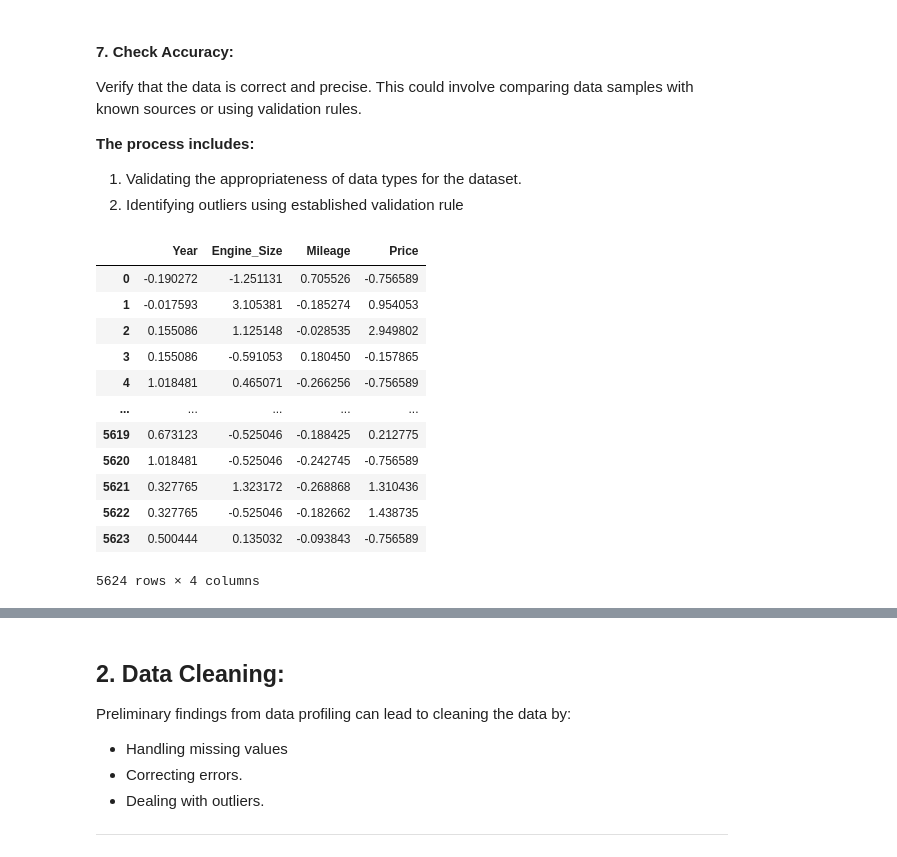
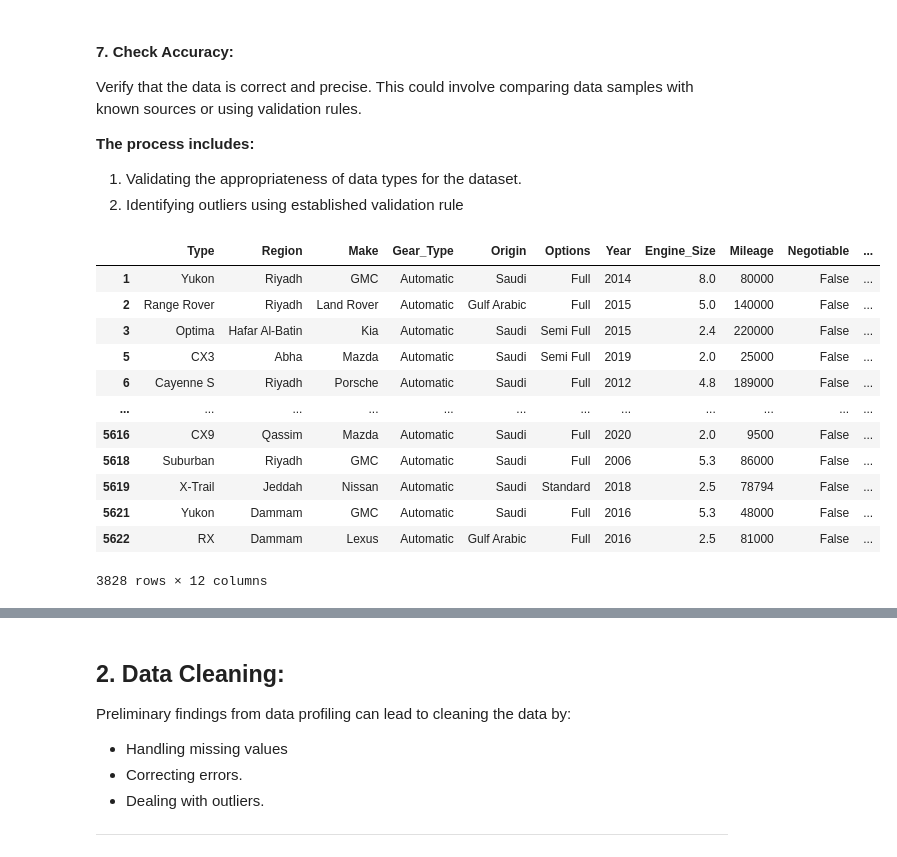
Before and after one commit to ghadaMhammed/Usecase-4, a Jupyter notebook: EDA explain template.ipynb, the cells around one changed output, grey strips where cells are left out. Drawn from its saved outputs; the diff is of its cells as text; code cells hidden in the pictures.

```diff
--- a/EDA explain template.ipynb
+++ b/EDA explain template.ipynb
@@ -100,2 +79,5 @@ memory usage: 488.5+ KB
+# %%
+df_negotiable=df[df['Negotiable']==False]
+df_non_negotiable=df[df['Negotiable']==True]
 # %%
 plt.figure(figsize=(10, 6))
@@ -242,22 +128,31 @@ Verify that the data is correct and precise. This could involve comparing data s
 # go to clean them
 # %%
 # check outliers
-df_num_columns =df.select_dtypes(include=['number'])
-df_num_columns.apply(zscore)
+df_num_columns = df_negotiable.select_dtypes(include=['number']).columns
+# Calculate z-scores
+z_scores = zscore(df_negotiable[df_num_columns])
+
+outliers = (abs(z_scores) ).all(axis=1)
+
+merged = pd.concat([df_negotiable, pd.DataFrame(outliers, columns=['Outlier'])], axis=1)
+
+# Display the outliers
+
+merged[merged['Outlier']]
 # %% [output]
-|  | Year | Engine_Size | Mileage | Price |
-| 0 | -0.190272 | -1.251131 | 0.705526 | -0.756589 |
-| 1 | -0.017593 | 3.105381 | -0.185274 | 0.954053 |
-| 2 | 0.155086 | 1.125148 | -0.028535 | 2.949802 |
-| 3 | 0.155086 | -0.591053 | 0.180450 | -0.157865 |
-| 4 | 1.018481 | 0.465071 | -0.266256 | -0.756589 |
-| ... | ... | ... | ... | ... |
-| 5619 | 0.673123 | -0.525046 | -0.188425 | 0.212775 |
-| 5620 | 1.018481 | -0.525046 | -0.242745 | -0.756589 |
-| 5621 | 0.327765 | 1.323172 | -0.268868 | 1.310436 |
-| 5622 | 0.327765 | -0.525046 | -0.182662 | 1.438735 |
-| 5623 | 0.500444 | 0.135032 | -0.093843 | -0.756589 |
+|  | Type | Region | Make | Gear_Type | Origin | Options | Year | Engine_Size | Mileage | Negotiable | ... |
+| 1 | Yukon | Riyadh | GMC | Automatic | Saudi | Full | 2014 | 8.0 | 80000 | False | ... |
+| 2 | Range Rover | Riyadh | Land Rover | Automatic | Gulf Arabic | Full | 2015 | 5.0 | 140000 | False | ... |
+| 3 | Optima | Hafar Al-Batin | Kia | Automatic | Saudi | Semi Full | 2015 | 2.4 | 220000 | False | ... |
+| 5 | CX3 | Abha | Mazda | Automatic | Saudi | Semi Full | 2019 | 2.0 | 25000 | False | ... |
+| 6 | Cayenne S | Riyadh | Porsche | Automatic | Saudi | Full | 2012 | 4.8 | 189000 | False | ... |
+| ... | ... | ... | ... | ... | ... | ... | ... | ... | ... | ... | ... |
+| 5616 | CX9 | Qassim | Mazda | Automatic | Saudi | Full | 2020 | 2.0 | 9500 | False | ... |
+| 5618 | Suburban | Riyadh | GMC | Automatic | Saudi | Full | 2006 | 5.3 | 86000 | False | ... |
+| 5619 | X-Trail | Jeddah | Nissan | Automatic | Saudi | Standard | 2018 | 2.5 | 78794 | False | ... |
+| 5621 | Yukon | Dammam | GMC | Automatic | Saudi | Full | 2016 | 5.3 | 48000 | False | ... |
+| 5622 | RX | Dammam | Lexus | Automatic | Gulf Arabic | Full | 2016 | 2.5 | 81000 | False | ... |
-5624 rows × 4 columns
+3828 rows × 12 columns
 # %% [markdown]
 **What is an Outlier?**
 Outlier is an row/observation that appears far away and diverges from an overall pattern in a sample.
```
Also changed, not shown: parts of 8 cells of this notebook.
